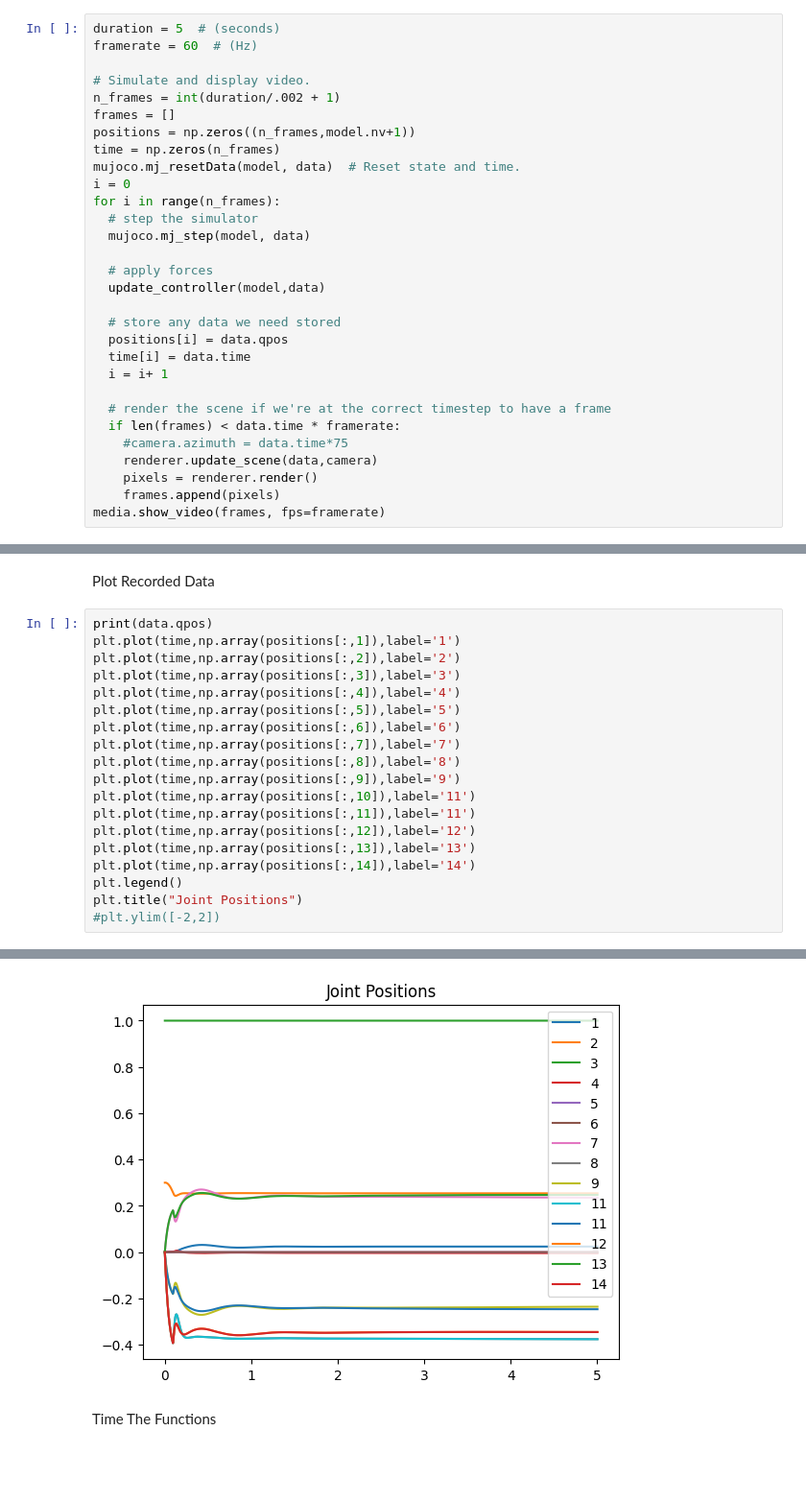
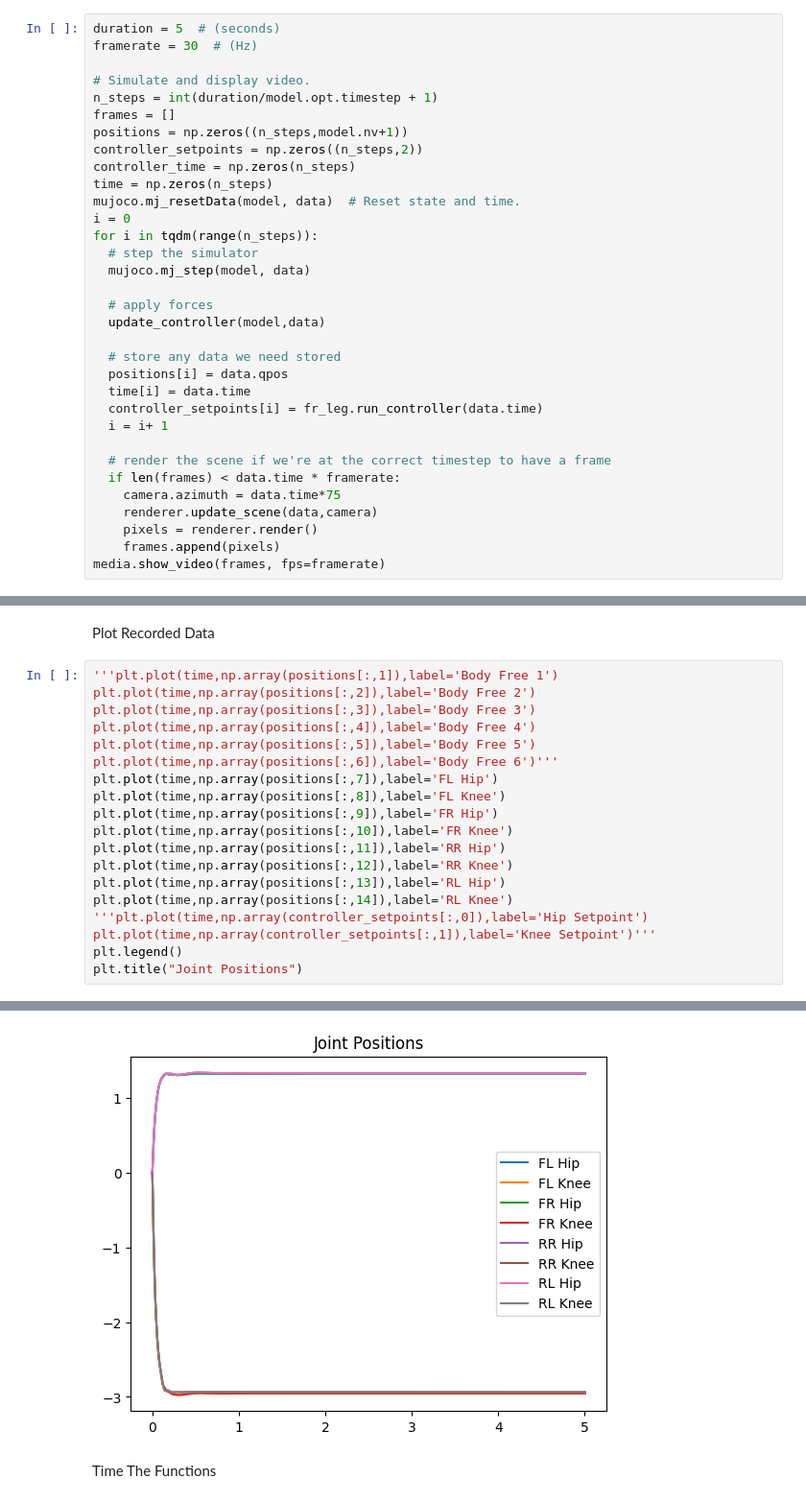
Before and after one commit to jack33001/.vscode, a Jupyter notebook: main.ipynb, the cells around one changed output, grey strips where cells are left out. Shown: that part at 96% size. Saved outputs shown, nothing was run; the diff lists cells and outputs as text; blank space fills up the shorter version.

Commit message:
Simulation works in a stable fashion! Changed MJB to include PD actuators instead of standard joints, and changed controller structure accordingly.

```diff
--- a/main.ipynb
+++ b/main.ipynb
@@ -80,16 +106,18 @@ None
 Simulate and render the simulation
 # %%
 duration = 5  # (seconds)
-framerate = 60  # (Hz)
+framerate = 30  # (Hz)
 
 # Simulate and display video.
-n_frames = int(duration/.002 + 1)
+n_steps = int(duration/model.opt.timestep + 1)
 frames = []
-positions = np.zeros((n_frames,model.nv+1))
-time = np.zeros(n_frames)
+positions = np.zeros((n_steps,model.nv+1))
+controller_setpoints = np.zeros((n_steps,2))
+controller_time = np.zeros(n_steps)
+time = np.zeros(n_steps)
 mujoco.mj_resetData(model, data)  # Reset state and time.
 i = 0
-for i in range(n_frames):
+for i in tqdm(range(n_steps)):
   # step the simulator
   mujoco.mj_step(model, data)
 
@@ -99,11 +127,12 @@ for i in range(n_frames):
   # store any data we need stored
   positions[i] = data.qpos
   time[i] = data.time
+  controller_setpoints[i] = fr_leg.run_controller(data.time)
   i = i+ 1
 
   # render the scene if we're at the correct timestep to have a frame
   if len(frames) < data.time * framerate:
-    #camera.azimuth = data.time*75
+    camera.azimuth = data.time*75
     renderer.update_scene(data,camera)
     pixels = renderer.render()
     frames.append(pixels)
@@ -113,22 +143,22 @@ media.show_video(frames, fps=framerate)
 # %% [markdown]
 Plot Recorded Data
 # %%
-print(data.qpos)
-plt.plot(time,np.array(positions[:,1]),label='1')
-plt.plot(time,np.array(positions[:,2]),label='2')
-plt.plot(time,np.array(positions[:,3]),label='3')
-plt.plot(time,np.array(positions[:,4]),label='4')
-plt.plot(time,np.array(positions[:,5]),label='5')
-plt.plot(time,np.array(positions[:,6]),label='6')
-plt.plot(time,np.array(positions[:,7]),label='7')
-plt.plot(time,np.array(positions[:,8]),label='8')
-plt.plot(time,np.array(positions[:,9]),label='9')
-plt.plot(time,np.array(positions[:,10]),label='11')
-plt.plot(time,np.array(positions[:,11]),label='11')
-plt.plot(time,np.array(positions[:,12]),label='12')
-plt.plot(time,np.array(positions[:,13]),label='13')
-plt.plot(time,np.array(positions[:,14]),label='14')
+'''plt.plot(time,np.array(positions[:,1]),label='Body Free 1')
+plt.plot(time,np.array(positions[:,2]),label='Body Free 2')
+plt.plot(time,np.array(positions[:,3]),label='Body Free 3')
+plt.plot(time,np.array(positions[:,4]),label='Body Free 4')
+plt.plot(time,np.array(positions[:,5]),label='Body Free 5')
+plt.plot(time,np.array(positions[:,6]),label='Body Free 6')'''
+plt.plot(time,np.array(positions[:,7]),label='FL Hip')
+plt.plot(time,np.array(positions[:,8]),label='FL Knee')
+plt.plot(time,np.array(positions[:,9]),label='FR Hip')
+plt.plot(time,np.array(positions[:,10]),label='FR Knee')
+plt.plot(time,np.array(positions[:,11]),label='RR Hip')
+plt.plot(time,np.array(positions[:,12]),label='RR Knee')
+plt.plot(time,np.array(positions[:,13]),label='RL Hip')
+plt.plot(time,np.array(positions[:,14]),label='RL Knee')
+'''plt.plot(time,np.array(controller_setpoints[:,0]),label='Hip Setpoint')
+plt.plot(time,np.array(controller_setpoints[:,1]),label='Knee Setpoint')'''
 plt.legend()
 plt.title("Joint Positions")
-#plt.ylim([-2,2])
 # %% [output]
@@ -140,3 +166,3 @@ Text(0.5, 1.0, 'Joint Positions')
-[figure, old version]
+[figure, new version]
 # %% [markdown]
 Time The Functions
```
Also changed, not shown: parts of 9 cells of this notebook, 4 other files.
